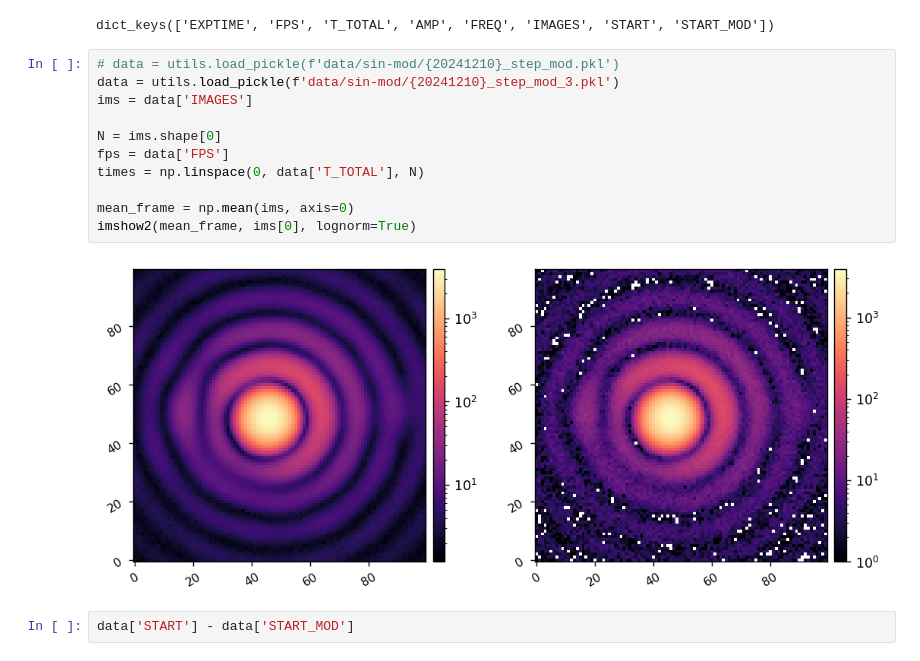
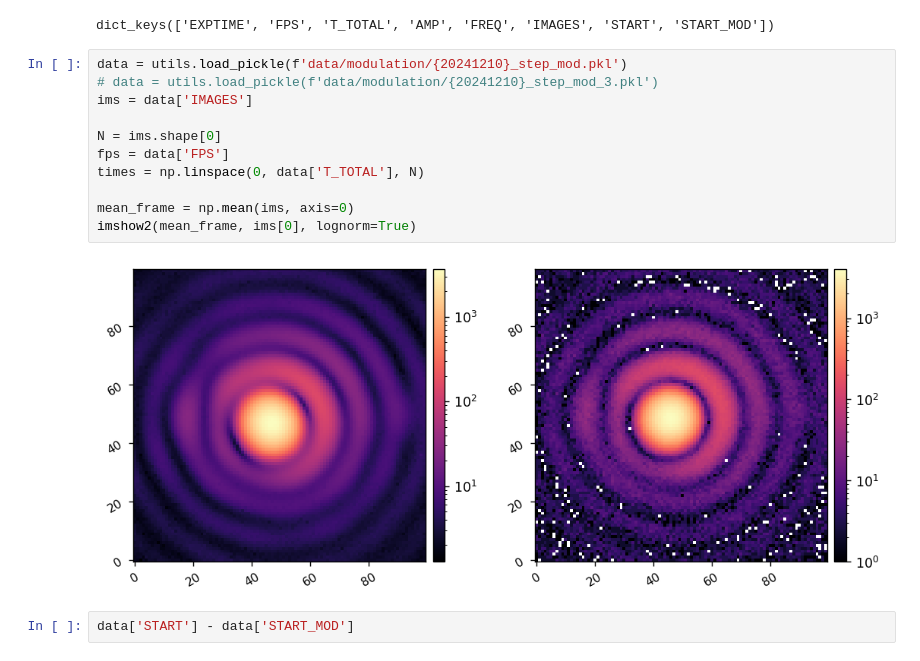
Before and after one commit to nick-lambert/fsm-exps, a Jupyter notebook: record_step_modulation.ipynb, the cells around one changed output. Saved outputs shown, nothing was run; the diff lists cells and outputs as text.

```diff
--- a/record_step_modulation.ipynb
+++ b/record_step_modulation.ipynb
@@ -175,18 +175,18 @@ data.keys()
 # %% [output]
 dict_keys(['EXPTIME', 'FPS', 'T_TOTAL', 'AMP', 'FREQ', 'IMAGES', 'START', 'START_MOD'])
 # %%
-# data = utils.load_pickle(f'data/sin-mod/{20241210}_step_mod.pkl')
-data = utils.load_pickle(f'data/sin-mod/{20241210}_step_mod_3.pkl')
+data = utils.load_pickle(f'data/modulation/{20241210}_step_mod.pkl')
+# data = utils.load_pickle(f'data/modulation/{20241210}_step_mod_3.pkl')
 ims = data['IMAGES']
 
 N = ims.shape[0]
 fps = data['FPS']
 times = np.linspace(0, data['T_TOTAL'], N)
 
 mean_frame = np.mean(ims, axis=0)
 imshow2(mean_frame, ims[0], lognorm=True)
 # %% [output]
-[figure, old version]
+[figure, new version]
 # %%
 data['START'] - data['START_MOD']
 # %% [output]
```
Also changed, not shown: parts of 4 cells of this notebook, 1 other file.
